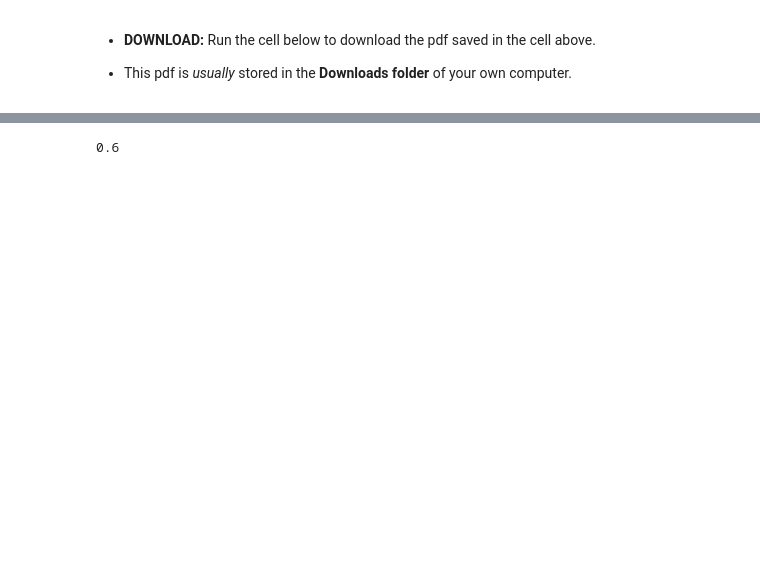
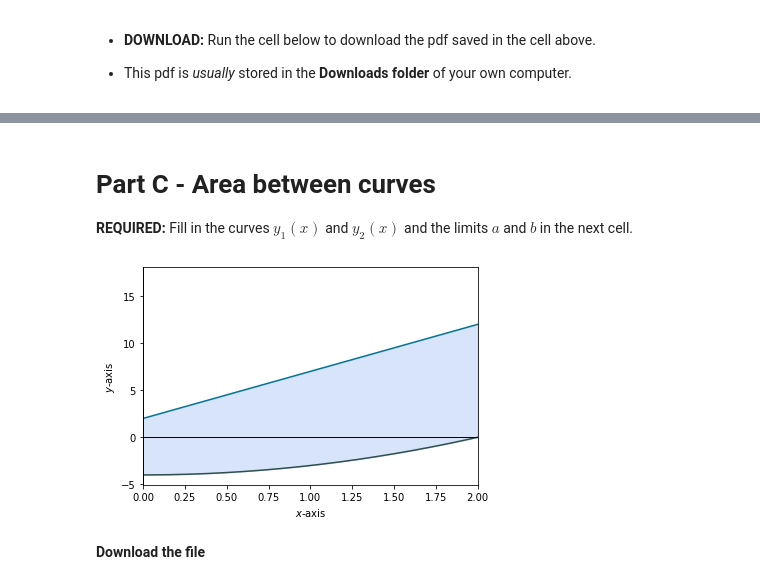
Before and after one commit to tlyonsWIT/Engineering-Maths-8.2, a Jupyter notebook: Python Workbook 5.ipynb, the cells around one changed output, grey strips where cells are left out. Cells and saved outputs as stored; diff of their text form; code cells hidden in the pictures; blank space fills up the shorter version.

```diff
--- a/Python Workbook 5.ipynb
+++ b/Python Workbook 5.ipynb
@@ -179,7 +168,54 @@ files.download('FileName2.pdf') # Change FileName2.pdf to match the file name us
 # %% [output]
 [interactive output not drawn]
 [interactive output not drawn]
-# %%
-3/5
-# %% [output]
-0.6
+# %% [markdown]
+# Part C - Area between curves
+
+
+__REQUIRED:__ Fill in the curves $y_{1}(x)$ and $y_{2}(x)$ and the limits $a$ and $b$ in the next cell.
+# %%
+def y1(x):
+    return x**2-4   # Change this line for y1.
+
+def y2(x):
+    return 5*x+2    # Change this line for y2
+#-------------------------------------------------------------------------------
+
+a=0   # Set the lower limit of integration
+b=2   # Set the upper limit of integration
+# %%
+#Setup axes, figure limits and steps sizes--------------------------------------------------------------
+x=np.linspace(a-1,b+1,501)
+dx=x[1]-x[0]
+
+
+
+#Plot the funciton and the x and y axes---------------------------------------------------------------
+plt.plot(x,y1(x),label='$y=y1(x)$',color='darkslategray') # The curve y1
+plt.plot(x,y2(x),label='$y=y2(x)$',color='xkcd:sea blue') # The curve y2
+
+plt.axhline(y=0,lw=1,color='k') # The x-axis
+plt.axvline(x=0,lw=1,color='k') # The y-axis
+
+
+#Fill beneath the curve-------------------------------------------------------------------------------
+plt.fill_between(x,y1(x),y2(x),where=((x>=a) & (x<=b)),alpha=0.25,color='cornflowerblue') #Shade the +ve part blue
+
+
+
+#Label the x and y axes-------------------------------------------------------------------------------
+plt.ylabel('$y$-axis',size=10)
+plt.xlabel('$x$-axis',size=10)
+
+
+#Set the horizontal limits of of the plot-------------------------------------------------------------
+plt.xlim(a,b)
+
+
+
+#Save the figure as a pdf file------------------------------------------------------------------------
+plt.savefig('FileName3.pdf',bbox_inches='tight') # Change FileName.pdf as you want
+# %% [output]
+[figure, added]
+# %% [markdown]
+__Download the file__
```
Also changed, not shown: parts of 7 cells of this notebook.
